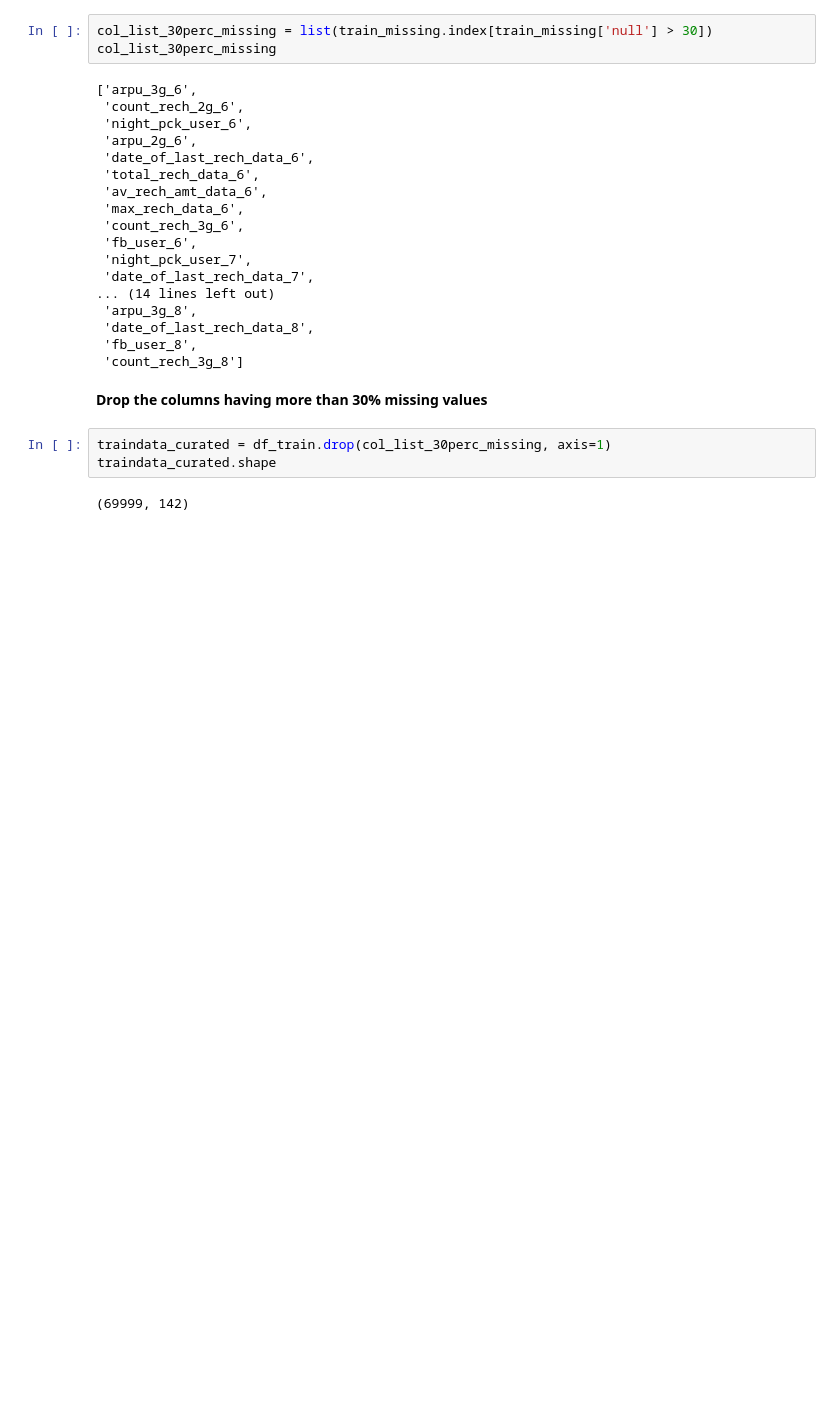
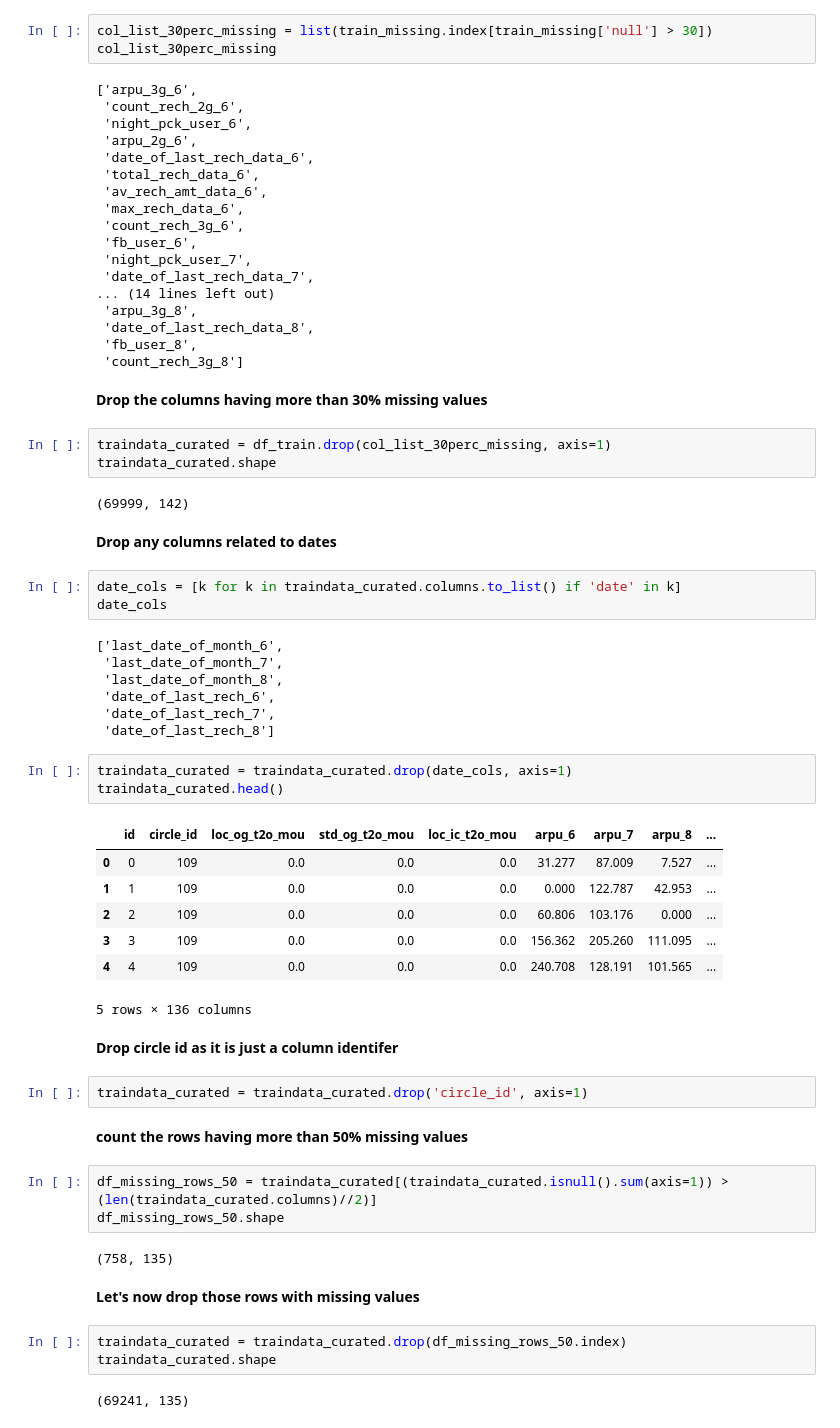
Before and after one commit to tikluganguly/TelecomDraft, a Jupyter notebook: assignment (tiklu).ipynb, the cells around one changed output. Drawn from its saved outputs; the diff is of its cells as text; blank space fills up the shorter version.

```diff
--- a/assignment (tiklu).ipynb
+++ b/assignment (tiklu).ipynb
@@ -119,3 +119,44 @@ traindata_curated = df_train.drop(col_list_30perc_missing, axis=1)
 traindata_curated.shape
 # %% [output]
 (69999, 142)
+# %% [markdown]
+**Drop any columns related to dates**
+# %%
+date_cols = [k for k in traindata_curated.columns.to_list() if 'date' in k]
+date_cols
+# %% [output]
+['last_date_of_month_6',
+ 'last_date_of_month_7',
+ 'last_date_of_month_8',
+ 'date_of_last_rech_6',
+ 'date_of_last_rech_7',
+ 'date_of_last_rech_8']
+# %%
+traindata_curated = traindata_curated.drop(date_cols, axis=1)
+traindata_curated.head()
+# %% [output]
+|  | id | circle_id | loc_og_t2o_mou | std_og_t2o_mou | loc_ic_t2o_mou | arpu_6 | arpu_7 | arpu_8 | ... |
+| 0 | 0 | 109 | 0.0 | 0.0 | 0.0 | 31.277 | 87.009 | 7.527 | ... |
+| 1 | 1 | 109 | 0.0 | 0.0 | 0.0 | 0.000 | 122.787 | 42.953 | ... |
+| 2 | 2 | 109 | 0.0 | 0.0 | 0.0 | 60.806 | 103.176 | 0.000 | ... |
+| 3 | 3 | 109 | 0.0 | 0.0 | 0.0 | 156.362 | 205.260 | 111.095 | ... |
+| 4 | 4 | 109 | 0.0 | 0.0 | 0.0 | 240.708 | 128.191 | 101.565 | ... |
+5 rows × 136 columns
+# %% [markdown]
+**Drop circle id as it is just a column identifer**
+# %%
+traindata_curated = traindata_curated.drop('circle_id', axis=1)
+# %% [markdown]
+**count the rows having more than 50% missing values**
+# %%
+df_missing_rows_50 = traindata_curated[(traindata_curated.isnull().sum(axis=1)) > (len(traindata_curated.columns)//2)]
+df_missing_rows_50.shape
+# %% [output]
+(758, 135)
+# %% [markdown]
+**Let's now drop those rows with missing values**
+# %%
+traindata_curated = traindata_curated.drop(df_missing_rows_50.index)
+traindata_curated.shape
+# %% [output]
+(69241, 135)
```
Also changed, not shown: parts of 10 cells of this notebook.
